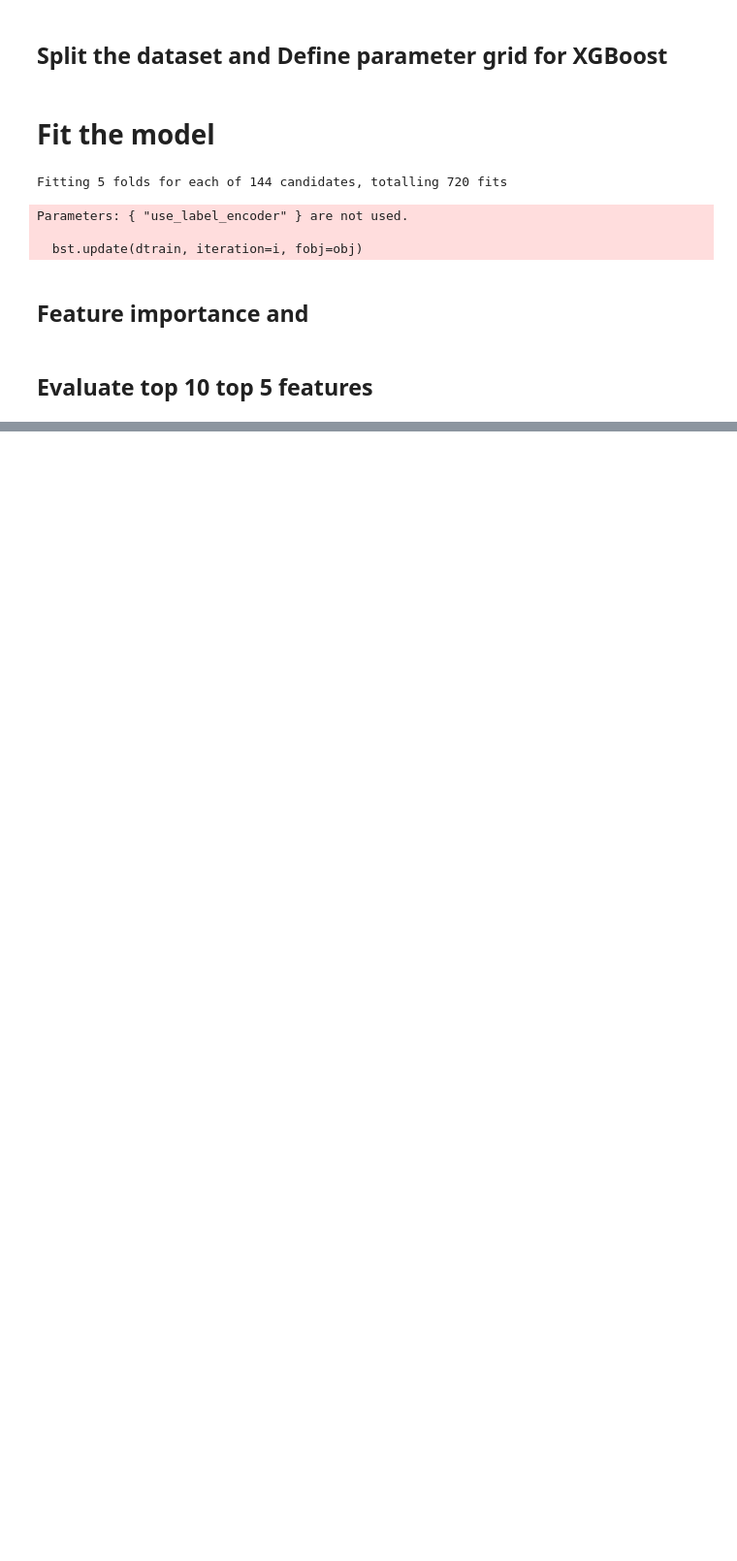
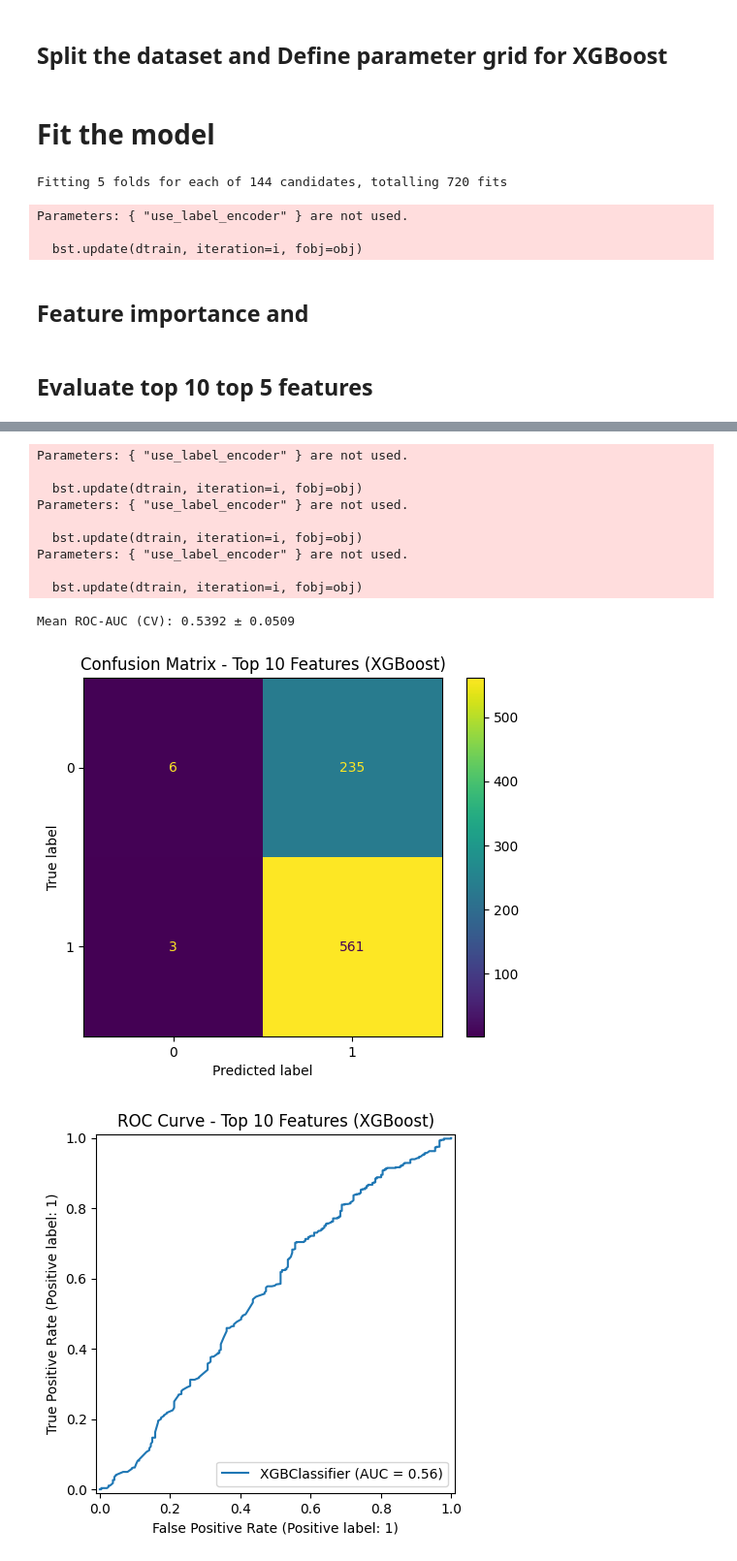
Before and after one commit to MichaelYemane707/breast_cancer_prediction, a Jupyter notebook: xgboost.ipynb, the cells around one changed output, grey strips where cells are left out. Shown: that part at 97% size. Cells and saved outputs as stored; diff of their text form; code cells hidden in the pictures; blank space fills up the shorter version.

Commit message:
Cross-validation score and Visualizations for top 10 and top 5 features

```diff
--- a/xgboost.ipynb
+++ b/xgboost.ipynb
@@ -299,0 +306,7 @@ Parameters: { "use_label_encoder" } are not used.
+# %%
+xgb_clf = xgb.XGBClassifier(use_label_encoder=False, eval_metric='logloss', random_state=42)
+xgb_clf.fit(X_train, y_train)
+
+importances = pd.Series(xgb_clf.feature_importances_, index=X.columns)
+top10_features = importances.sort_values(ascending=False).head(10).index
+top5_features = importances.sort_values(ascending=False).head(5).index
@@ -299,0 +319,7 @@ Parameters: { "use_label_encoder" } are not used.
+# %%
+param_grid = {
+    'n_estimators': [50, 100],
+    'max_depth': [3, 5],
+    'learning_rate': [0.05, 0.1],
+    'subsample': [0.8, 1]
+}
@@ -299,0 +328,27 @@ Parameters: { "use_label_encoder" } are not used.
+# %%
+def evaluate_model(X_subset, y, features, title):
+    X_train_sub = X_subset[features]
+    X_train_part, X_test_part, y_train_part, y_test_part = train_test_split(X_train_sub, y, stratify=y, test_size=0.2, random_state=42)
+
+    grid_search = GridSearchCV(xgb.XGBClassifier(use_label_encoder=False, eval_metric='logloss', random_state=42),
+                               param_grid, cv=5, scoring='f1', n_jobs=-1)
+    grid_search.fit(X_train_part, y_train_part)
+
+    best_model = grid_search.best_estimator_
+    y_pred = best_model.predict(X_test_part)
+
+    print(f"\nBest Parameters for {title}:")
+    print(grid_search.best_params_)
+    print(f"\nClassification Report for {title}:")
+    print(classification_report(y_test_part, y_pred))
+
+    scores = cross_val_score(best_model, X_train_sub, y, cv=5, scoring='roc_auc')
+    print(f"Mean ROC-AUC (CV): {scores.mean():.4f} ± {scores.std():.4f}")
+
+    ConfusionMatrixDisplay.from_estimator(best_model, X_test_part, y_test_part)
+    plt.title(f"Confusion Matrix - {title}")
+    plt.show()
+
+    RocCurveDisplay.from_estimator(best_model, X_test_part, y_test_part)
+    plt.title(f"ROC Curve - {title}")
+    plt.show()
@@ -299,0 +357,3 @@ Parameters: { "use_label_encoder" } are not used.
+# %%
+evaluate_model(X, y, top10_features, "Top 10 Features (XGBoost)")
+# %% [output]
@@ -299,0 +381,12 @@ Parameters: { "use_label_encoder" } are not used.
+Parameters: { "use_label_encoder" } are not used.
+
+  bst.update(dtrain, iteration=i, fobj=obj)
+Parameters: { "use_label_encoder" } are not used.
+
+  bst.update(dtrain, iteration=i, fobj=obj)
+Parameters: { "use_label_encoder" } are not used.
+
+  bst.update(dtrain, iteration=i, fobj=obj)
+Mean ROC-AUC (CV): 0.5392 ± 0.0509
+[figure, added]
+[figure, added]
```
Also changed, not shown: parts of 11 cells of this notebook.
